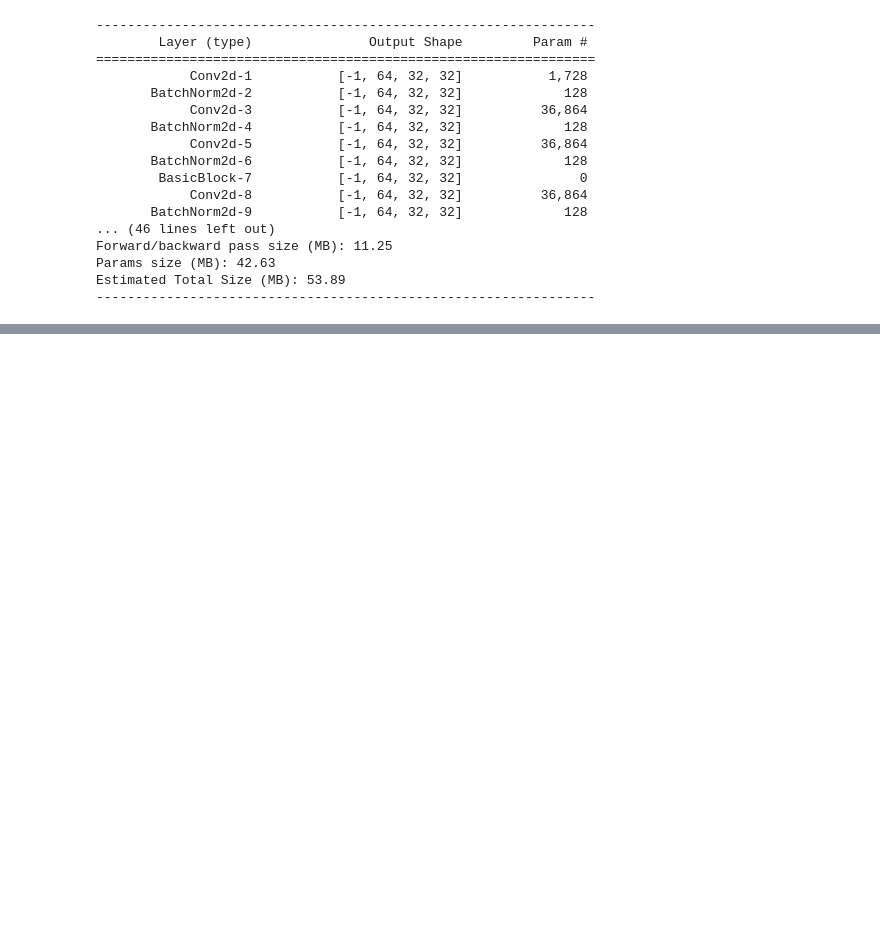
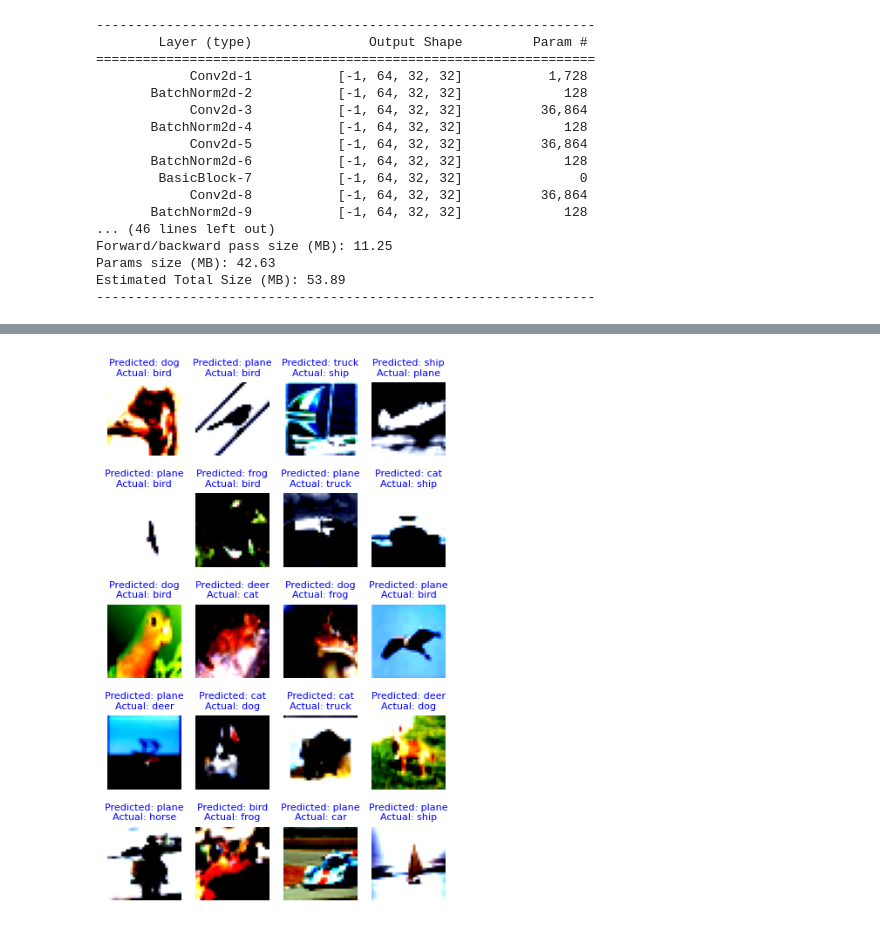
Before and after one commit to atulgupta01/ERA_V2, a Jupyter notebook: Assignment_11/Assignment_11.ipynb, the cells around one changed output, grey strips where cells are left out. Cells and saved outputs as stored; diff of their text form; code cells hidden in the pictures; blank space fills up the shorter version.

```diff
--- a/Assignment_11/Assignment_11.ipynb
+++ b/Assignment_11/Assignment_11.ipynb
@@ -145,26 +146,4 @@ WARNING:matplotlib.image:Clipping input data to the valid range for imshow with
-# %%
-def get_error_images(model, test_loader, device):
-  error_images = []
-  error_target = []
-  error_predicted = []
-  count = 0
-
-  plot_size = 10
-
-  for data, target in test_loader:
-    data, target = data.to(device), target.to(device)
-    output = model(data)
-    pred = output.argmax(dim=1, keepdim=True)  # get the index of the max log-probability
-    for i in range (0, 127):
-      if (pred[i].cpu().numpy()[0] != target[i].cpu().numpy()):
-        error_images.append(data[i])
-        error_target.append(target[i].cpu().numpy())
-        error_predicted.append(pred[i].cpu().numpy()[0])
-
-        count = count + 1
-
-        if count > plot_size:
-          break
-    return error_images, error_target, error_predicted
 # %%
-error_images, error_target, error_predicted = get_error_images(model, test_loader, device)
+error_images, error_target, error_predicted = get_error_images(model, test_loader, device, 20)
+plot_error(error_images, error_target, error_predicted, 5)
+# %% [output]
@@ -170,0 +170 @@ error_images, error_target, error_predicted = get_error_images(model, test_loade
+[figure, added]
```
Also changed, not shown: parts of 15 cells of this notebook, 6 other files.
